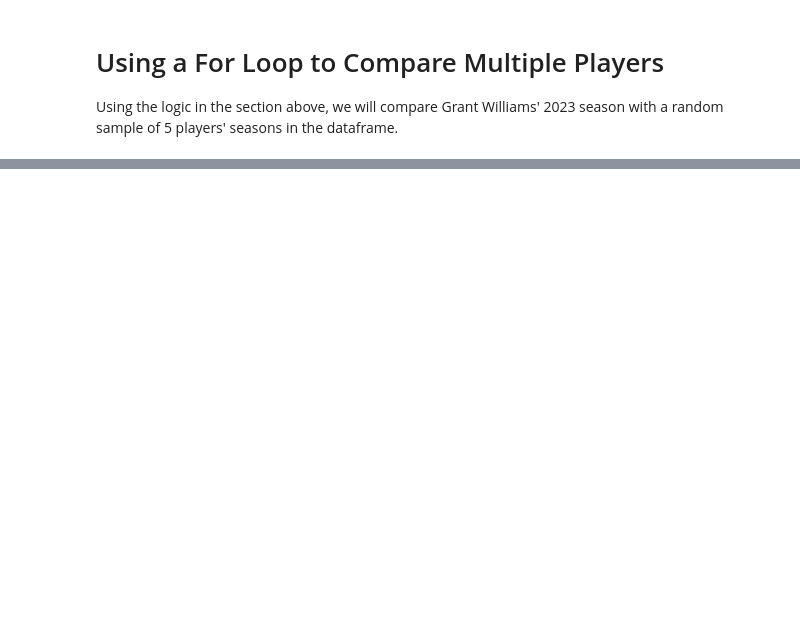
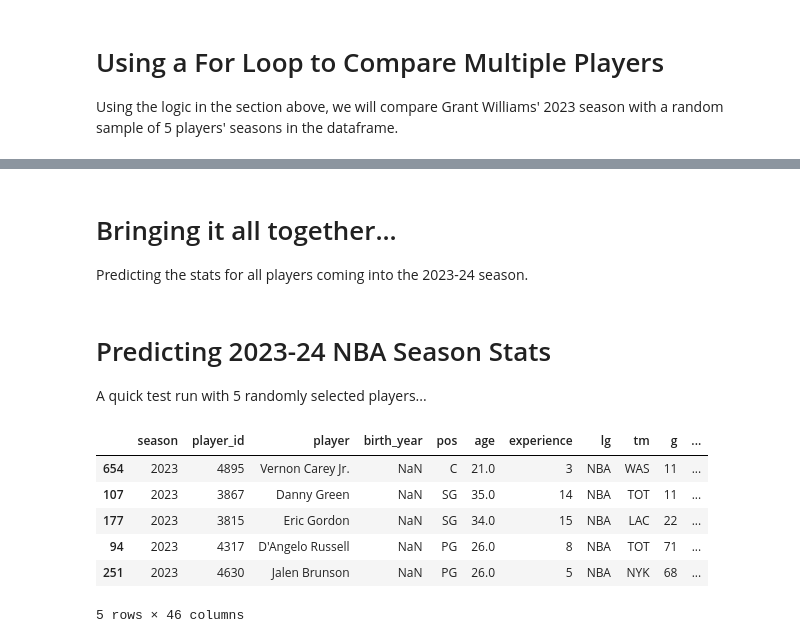
Before and after one commit to nathhuynh/NBA-fantasy-draft-model, a Jupyter notebook: nba_projection_model.ipynb, the cells around one changed output, grey strips where cells are left out. Saved outputs shown, nothing was run; the diff lists cells and outputs as text; code cells hidden in the pictures; blank space fills up the shorter version.

```diff
--- a/nba_projection_model.ipynb
+++ b/nba_projection_model.ipynb
@@ -288,0 +322,3 @@ The shorter the distance, the more similar any two players are. Therefore, Marcu
+# %% [markdown]
+# Bringing it all together...
+Predicting the stats for all players coming into the 2023-24 season.
@@ -288,0 +422,13 @@ The shorter the distance, the more similar any two players are. Therefore, Marcu
+# %% [markdown]
+# Predicting 2023-24 NBA Season Stats
+A quick test run with 5 randomly selected players...
+# %%
+df_2023.sample(5)
+# %% [output]
+|  | season | player_id | player | birth_year | pos | age | experience | lg | tm | g | ... |
+| 654 | 2023 | 4895 | Vernon Carey Jr. | NaN | C | 21.0 | 3 | NBA | WAS | 11 | ... |
+| 107 | 2023 | 3867 | Danny Green | NaN | SG | 35.0 | 14 | NBA | TOT | 11 | ... |
+| 177 | 2023 | 3815 | Eric Gordon | NaN | SG | 34.0 | 15 | NBA | LAC | 22 | ... |
+| 94 | 2023 | 4317 | D'Angelo Russell | NaN | PG | 26.0 | 8 | NBA | TOT | 71 | ... |
+| 251 | 2023 | 4630 | Jalen Brunson | NaN | PG | 26.0 | 5 | NBA | NYK | 68 | ... |
+5 rows × 46 columns
```
Also changed, not shown: parts of 17 cells of this notebook.
